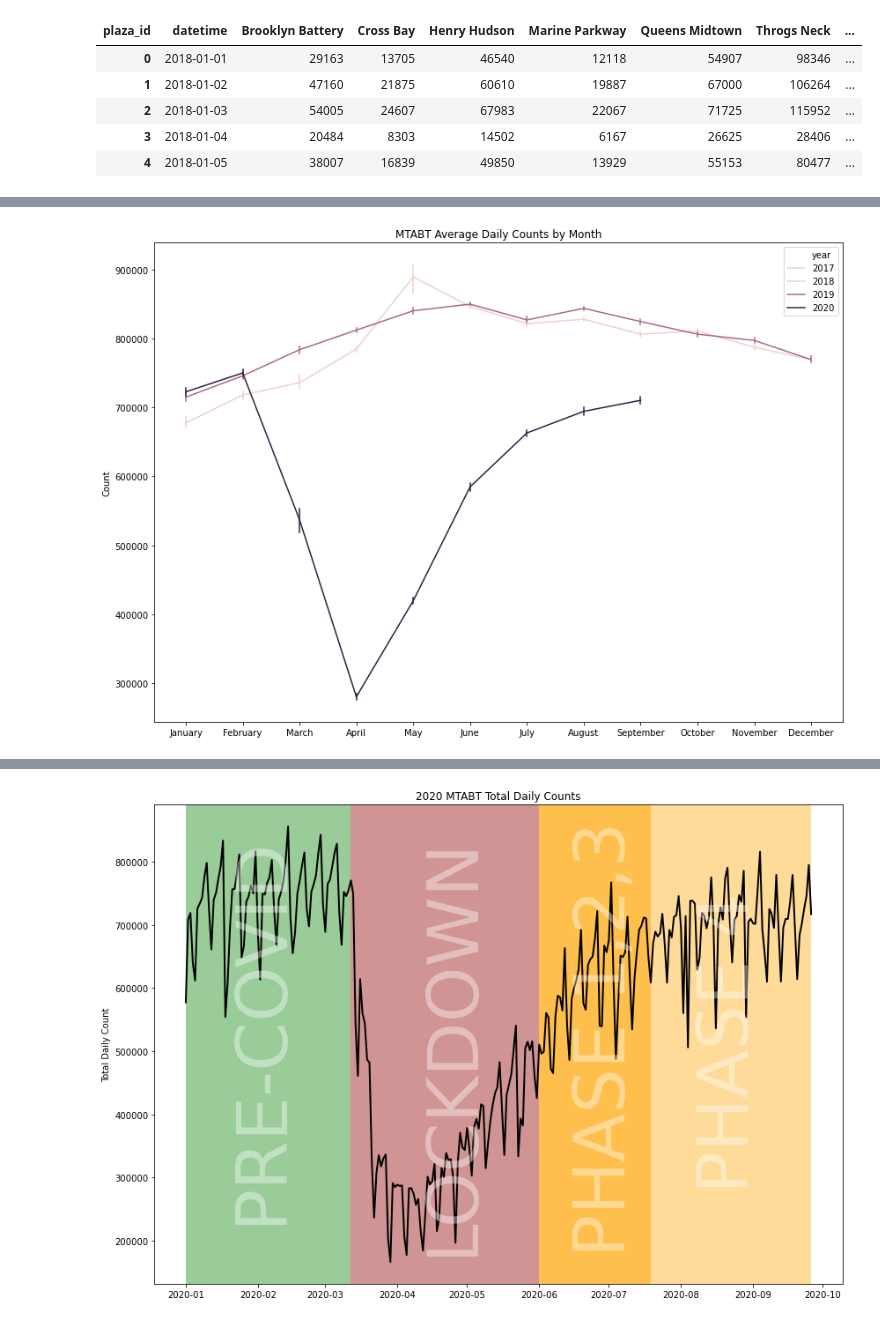
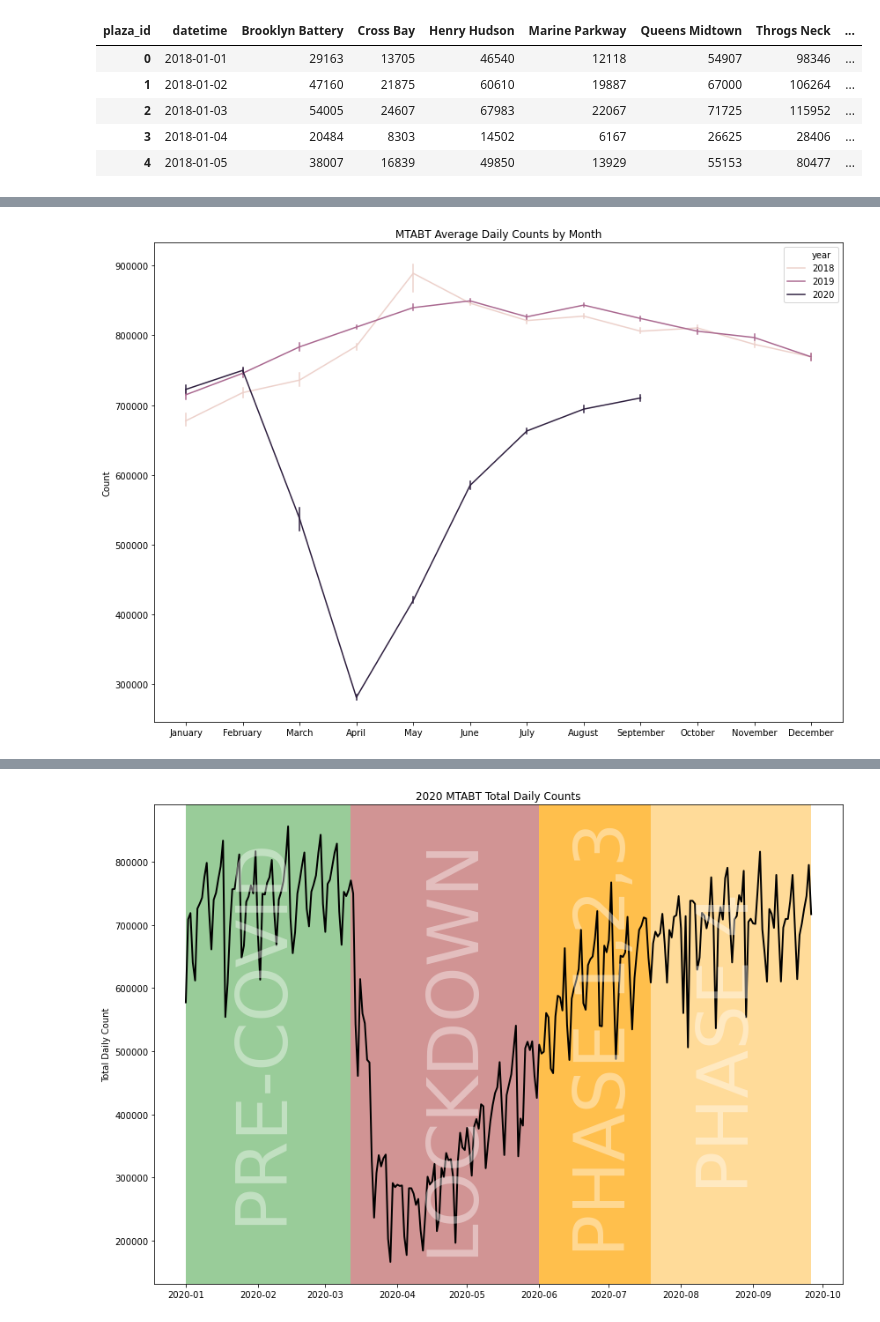
Before and after one commit to albertum1/Time_Series_MTABT, a Jupyter notebook: MTABT_EDA.ipynb, the cells around one changed output, grey strips where cells are left out. Cells and saved outputs as stored; diff of their text form; code cells hidden in the pictures.

Commit message:
eda edits on sns line plot showing 2017

```diff
--- a/MTABT_EDA.ipynb
+++ b/MTABT_EDA.ipynb
@@ -140,13 +156,13 @@ _df['dayofyear'] = _df['datetime'].dt.dayofyear
 # %%
 plt.figure(figsize=(14,10))
-g= sns.lineplot(x='month', y='total_count', hue='year', data= _df.set_index('datetime')['2018':'2020'], markers=True, err_style='bars', ci=34)
+g= sns.lineplot(x='month', y='total_count', hue='year', data= _df.set_index('datetime')['2018-01-01':'2020-12-31'], markers=True, err_style='bars', ci=34, legend='full')
 plt.title('MTABT Average Daily Counts by Month')
 g.set_xticks(range(1,13))
 g.set_xticklabels(['January','February','March','April','May','June','July','August','September','October','November','December'])
 g.set_xlabel('')
 g.set_ylabel('Count')
 plt.savefig('Monthly', bbox_inches ='tight', pad_inches=0.5);
 # %% [output]
-[figure, old version]
+[figure, new version]
 # %%
 plt.figure(figsize=(14,10))
```
Also changed, not shown: parts of 2 cells of this notebook.
